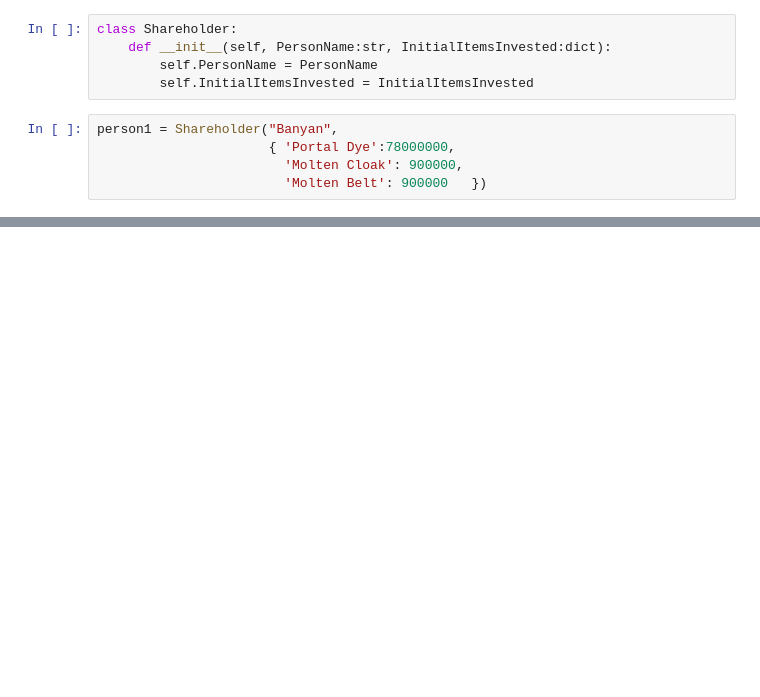
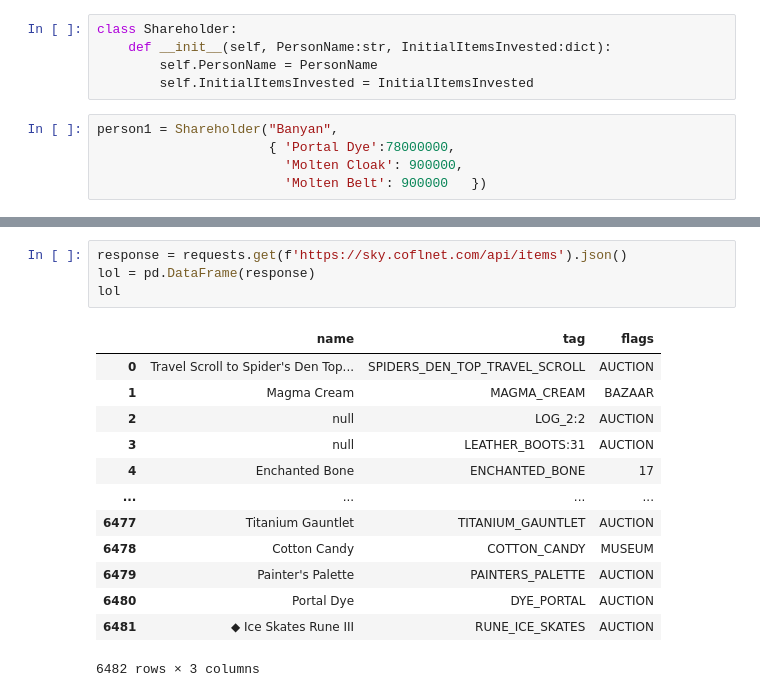
Before and after one commit to jmd4173/HypixelSkyblockFinanceProject, a Jupyter notebook: RetrieveAuctionMetrics.ipynb, the cells around one changed output, grey strips where cells are left out. Saved outputs shown, nothing was run; the diff lists cells and outputs as text; blank space fills up the shorter version.

```diff
--- a/RetrieveAuctionMetrics.ipynb
+++ b/RetrieveAuctionMetrics.ipynb
@@ -273,0 +297,18 @@ find_percent_change(find_item_lbin('Portal Dye')['starting_bid'].iloc[0],6000000
+# %%
+response = requests.get(f'https://sky.coflnet.com/api/items').json()
+lol = pd.DataFrame(response)
+lol
+# %% [output]
+|  | name | tag | flags |
+| 0 | Travel Scroll to Spider's Den Top... | SPIDERS_DEN_TOP_TRAVEL_SCROLL | AUCTION |
+| 1 | Magma Cream | MAGMA_CREAM | BAZAAR |
+| 2 | null | LOG_2:2 | AUCTION |
+| 3 | null | LEATHER_BOOTS:31 | AUCTION |
+| 4 | Enchanted Bone | ENCHANTED_BONE | 17 |
+| ... | ... | ... | ... |
+| 6477 | Titanium Gauntlet | TITANIUM_GAUNTLET | AUCTION |
+| 6478 | Cotton Candy | COTTON_CANDY | MUSEUM |
+| 6479 | Painter's Palette | PAINTERS_PALETTE | AUCTION |
+| 6480 | Portal Dye | DYE_PORTAL | AUCTION |
+| 6481 | ◆ Ice Skates Rune III | RUNE_ICE_SKATES | AUCTION |
+6482 rows × 3 columns
```
Also changed, not shown: parts of 10 cells of this notebook.
